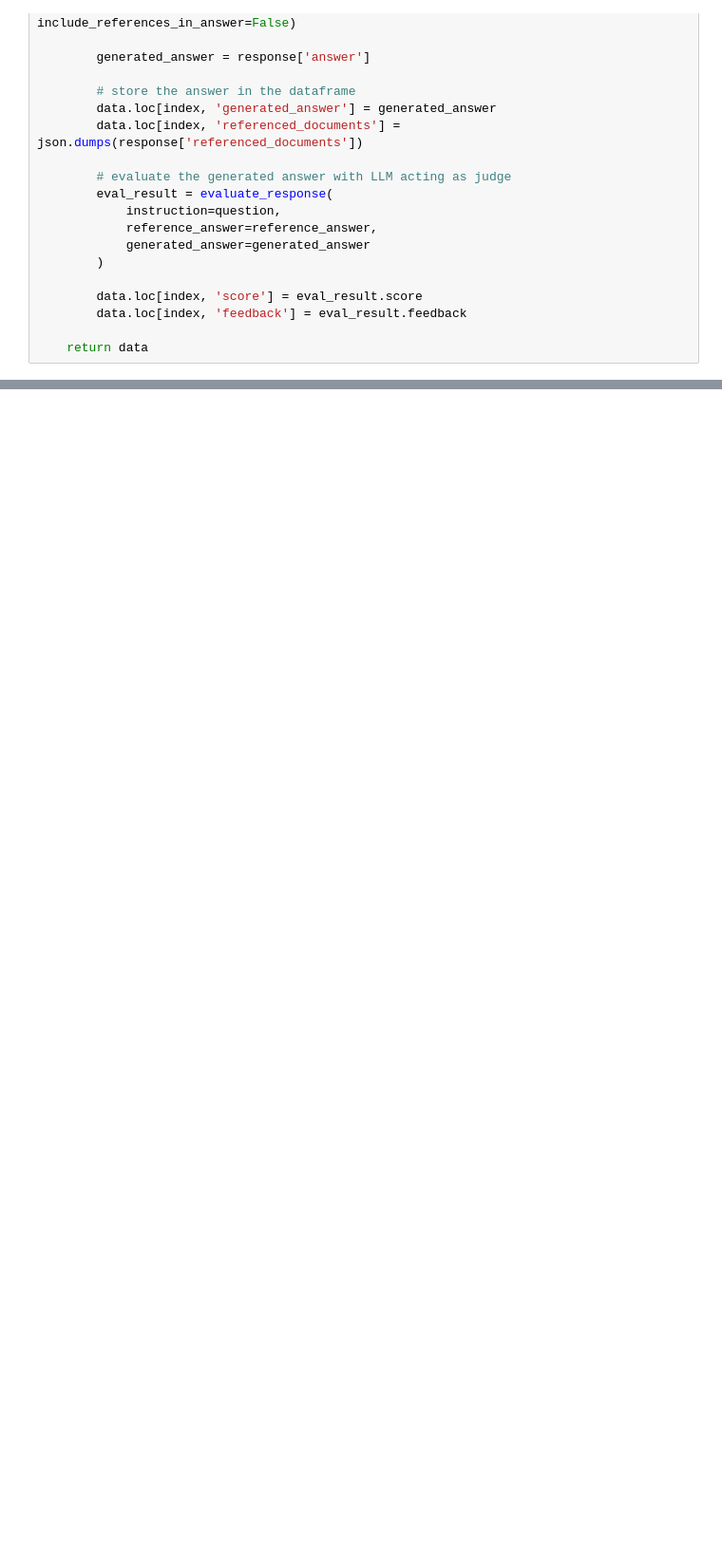
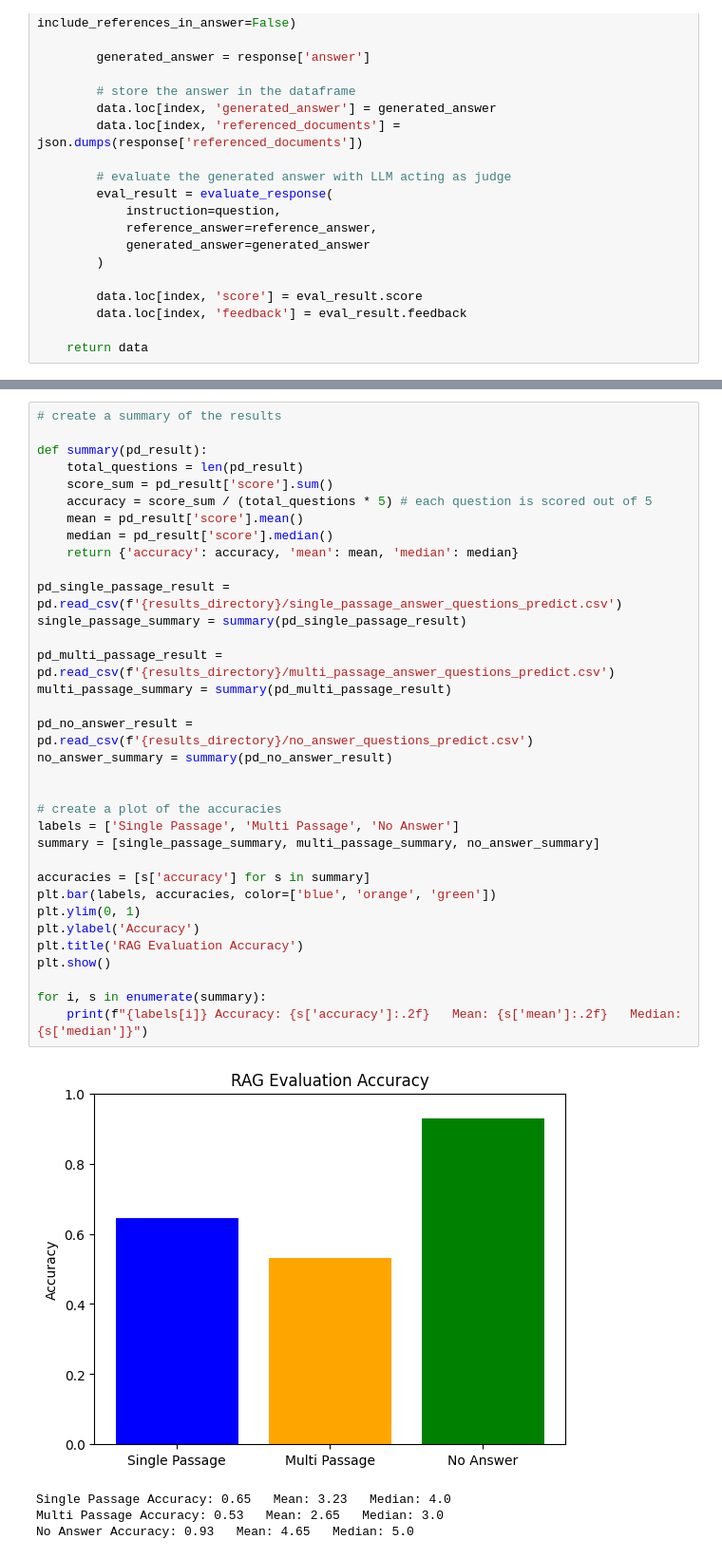
Before and after one commit to patrickamsler/doc-chat, a Jupyter notebook: api/notebooks/evaluation/single_topic_rag_evaluation.ipynb, the cells around one changed output, grey strips where cells are left out. Shown at 95% size. Saved outputs shown, nothing was run; the diff lists cells and outputs as text; blank space fills up the shorter version.

Commit message:
plot accuracy

```diff
--- a/api/notebooks/evaluation/single_topic_rag_evaluation.ipynb
+++ b/api/notebooks/evaluation/single_topic_rag_evaluation.ipynb
@@ -106,0 +131,39 @@ pd_no_answer.to_csv('../../data/single_topic_rag_evaluation_dataset/results/no_a
+# %%
+# create a summary of the results
+
+def summary(pd_result):
+    total_questions = len(pd_result)
+    score_sum = pd_result['score'].sum()
+    accuracy = score_sum / (total_questions * 5) # each question is scored out of 5
+    mean = pd_result['score'].mean()
+    median = pd_result['score'].median()
+    return {'accuracy': accuracy, 'mean': mean, 'median': median}
+
+pd_single_passage_result = pd.read_csv(f'{results_directory}/single_passage_answer_questions_predict.csv')
+single_passage_summary = summary(pd_single_passage_result)
+
+pd_multi_passage_result = pd.read_csv(f'{results_directory}/multi_passage_answer_questions_predict.csv')
+multi_passage_summary = summary(pd_multi_passage_result)
+
+pd_no_answer_result = pd.read_csv(f'{results_directory}/no_answer_questions_predict.csv')
+no_answer_summary = summary(pd_no_answer_result)
+
+
+# create a plot of the accuracies
+labels = ['Single Passage', 'Multi Passage', 'No Answer']
+summary = [single_passage_summary, multi_passage_summary, no_answer_summary]
+
+accuracies = [s['accuracy'] for s in summary]
+plt.bar(labels, accuracies, color=['blue', 'orange', 'green'])
+plt.ylim(0, 1)
+plt.ylabel('Accuracy')
+plt.title('RAG Evaluation Accuracy')
+plt.show()
+
+for i, s in enumerate(summary):
+    print(f"{labels[i]} Accuracy: {s['accuracy']:.2f}   Mean: {s['mean']:.2f}   Median: {s['median']}")
+# %% [output]
+[figure, added]
+Single Passage Accuracy: 0.65   Mean: 3.23   Median: 4.0
+Multi Passage Accuracy: 0.53   Mean: 2.65   Median: 3.0
+No Answer Accuracy: 0.93   Mean: 4.65   Median: 5.0
```
Also changed, not shown: parts of 5 cells of this notebook.
